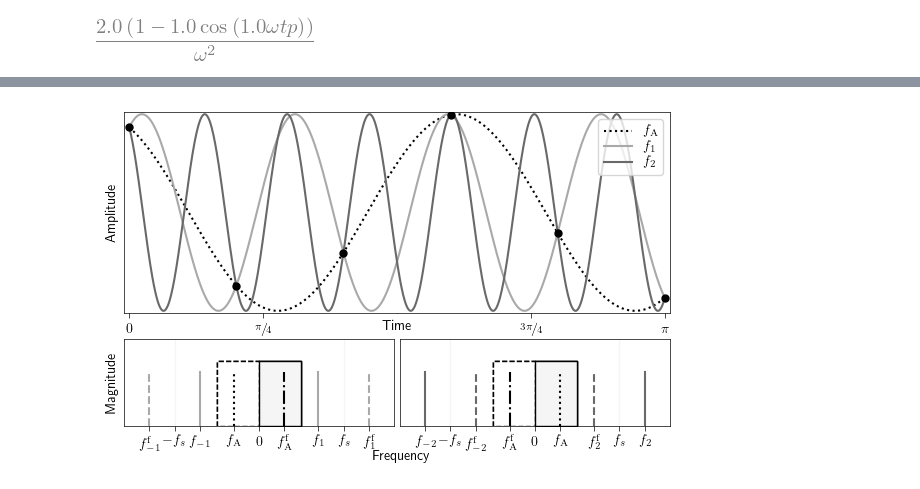
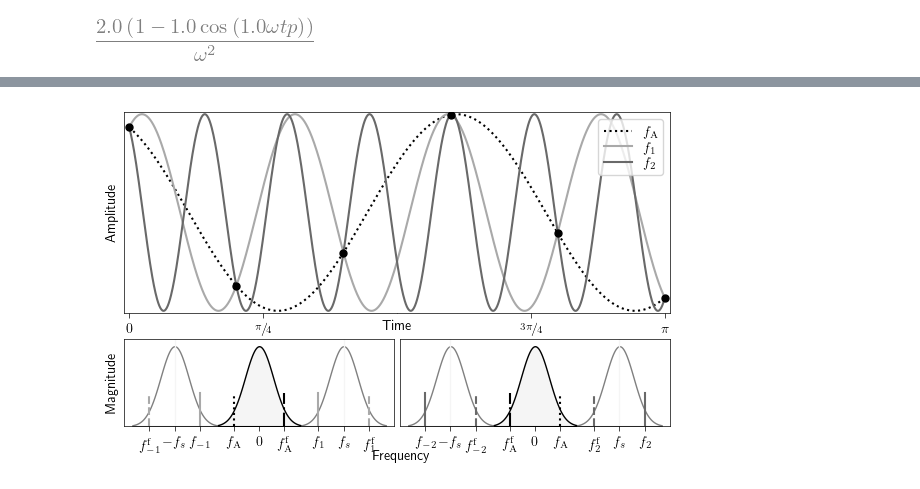
Before and after one commit to simonmarwitz/oma_uq, a Jupyter notebook: model/fft_psd.ipynb, the cells around one changed output, grey strips where cells are left out. Drawn from its saved outputs; the diff is of its cells as text; code cells hidden in the pictures.

```diff
--- a/model/fft_psd.ipynb
+++ b/model/fft_psd.ipynb
@@ -345,10 +345,16 @@ with matplotlib.rc_context(rc=print_context_dict):
 #     f=np.linspace(-2.5*fs,2.5*fs,1000)
     #fig, axes=plt.subplots(1,2, sharey=True, figsize=(5.906/2,5.906/1.618))
     axes=[ax2,ax3]
-    for fact in [0,-fs,fs]:
-        for ax in axes:
-            ax.fill_between([-fs/2,-fs/2,0],[0,1.2,1.2,], facecolor='white', edgecolor='black', linestyle='dashed')
-            ax.fill_between([0,fs/2,fs/2],[1.2,1.2,0], facecolor='whitesmoke', edgecolor='black', linestyle='solid')
+    import scipy.stats as stats
+    mu=0
+    variance = 1
+    sigma = np.sqrt(variance)
+    x = np.linspace(mu - 3*sigma, mu + 3*sigma, 100)
+
+    for ax in axes:
+        ax.fill_between(np.linspace(-fs/2,+fs/2,100), stats.norm.pdf(x, mu, sigma)*6, facecolor="whitesmoke", edgecolor="black")
+        ax.fill_between(np.linspace(fs-fs/2,fs+fs/2,100), stats.norm.pdf(x, mu, sigma)*6, facecolor="white", edgecolor="grey")
+        ax.fill_between(np.linspace(-fs-fs/2,-fs+fs/2,100), stats.norm.pdf(x, mu, sigma)*6, facecolor="white", edgecolor="grey")
 
     axes[0].plot([f1,f1],[0,1], color=c1, ls='solid')
     axes[0].plot([2*fs-f1,2*fs-f1],[0,1], color=c1, ls='dashed')
@@ -370,32 +376,32 @@ with matplotlib.rc_context(rc=print_context_dict):
 
     axes[1].plot([f2,f2],[0,1], color=c2, ls='solid')
     axes[1].plot([2*fs-f2,2*fs-f2],[0,1], color=c2, ls='dashed')
 
     axes[1].plot([-f2,-f2],[0,1], color=c2, ls='solid')
     axes[1].plot([-2*fs+f2,-2*fs+f2],[0,1], color=c2, ls='dashed')
 
     axes[1].plot([fa,fa],[0,1], color=ca, ls='dotted')
     axes[1].plot([-fa,-fa],[0,1], color=ca, ls='dashdot')
 
     axes[1].axvline(fs, color='whitesmoke', lw=1)
     axes[1].axvline(-fs, color='whitesmoke', lw=1)
 
     xticks=[-2*fs+f2              ,-fs     ,-f2       ,fa               ,0 ,-fa                             ,f2     ,fs     ,2*fs-f2]
     xlabels=['$f_{-2}^\mathrm{f}$','$-f_s$','$f_{-2}$','$f_{\mathrm{A}}$','$0$','$f_{\mathrm{A}}^\mathrm{f}$','$f_2$','$f_s$','$f_2^\mathrm{f}$']
     axes[1].set_xticks(xticks)
     axes[1].set_xticklabels(xlabels)
     axes[0].set_xlabel('Frequency')
     axes[0].xaxis.set_label_coords(1.03, -0.27)
     #axes[0].set_xlabel('Frequency')
 
     for ax in axes:
-        ax.set_ylim((0,1.61))
+        ax.set_ylim((0,2.61))
         ax.set_xlim((-1.6*fs,1.6*fs))
         ax.set_yticks([])
     axes[0].set_ylabel('Magnitude')
     fig.subplots_adjust(top=0.970,bottom=0.11,left=0.045, right=0.97,wspace=0.02,hspace=0.3)
     #http://dspfirst.gatech.edu/chapters/04samplin/demos/aliasing/index.html
 #     fig.savefig('/ismhome/staff/womo1998/Projects/2019_OMA_UQ/tex/figures/math_basics/aliasing_folding.pdf')
 #     fig.savefig('/ismhome/staff/womo1998/Projects/2019_OMA_UQ/tex/figures/math_basics/aliasing_folding.png')
 # %% [output]
-[figure, old version]
+[figure, new version]
```
Also changed, not shown: parts of 5 cells of this notebook, 3 other files.
